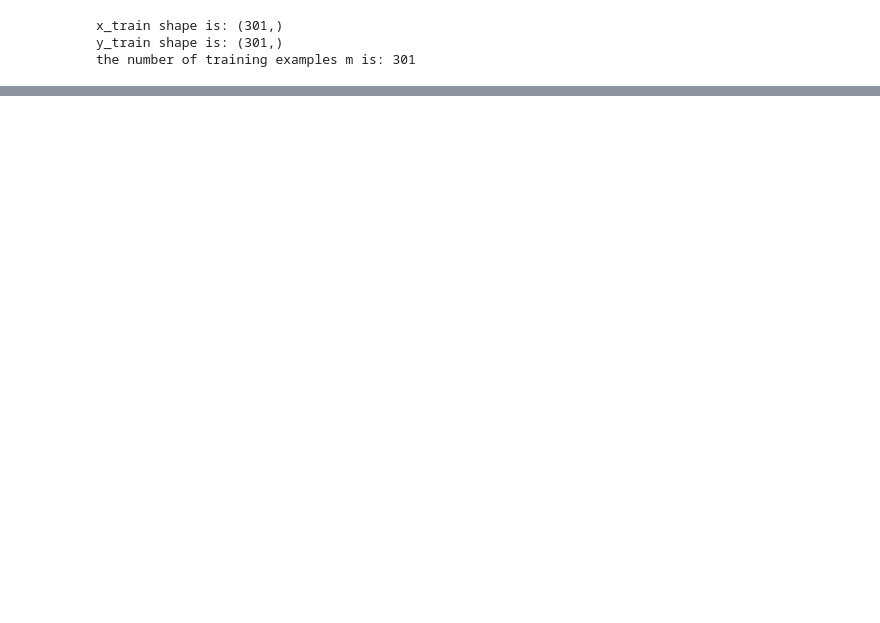
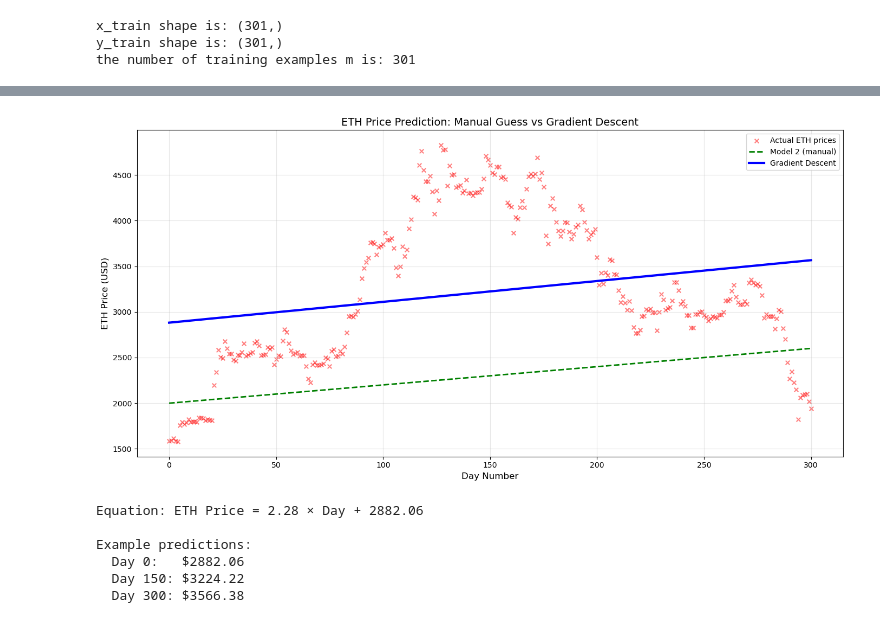
Before and after one commit to Ismailabdulraheem/Machine-Learning, a Jupyter notebook: ETH Price Model.ipynb, the cells around one changed output, grey strips where cells are left out. Drawn from its saved outputs; the diff is of its cells as text; code cells hidden in the pictures; blank space fills up the shorter version.

```diff
--- a/ETH Price Model.ipynb
+++ b/ETH Price Model.ipynb
@@ -122,0 +170,30 @@ plt.show()
+# %%
+predictions_optimal = compute_model_output(x_train, w_original, b_original)
+predictions_model2 = compute_model_output(x_train, w2, b2)
+plt.figure(figsize=(14, 7))
+plt.scatter(x_train, y_train, marker='x', c='red', alpha=0.5, s=30, label='Actual ETH prices')
+plt.plot(x_train, predictions_model2, 'g--', linewidth=2,
+         label='Model 2 (manual)')
+plt.plot(x_train, predictions_optimal, 'b-', linewidth=3,
+         label='Gradient Descent')
+
+plt.xlabel('Day Number', fontsize=12)
+plt.ylabel('ETH Price (USD)', fontsize=12)
+plt.title('ETH Price Prediction: Manual Guess vs Gradient Descent', fontsize=14)
+plt.legend(fontsize=10)
+plt.grid(True, alpha=0.3)
+plt.tight_layout()
+plt.show()
+print(f"\nEquation: ETH Price = {w_original:.2f} × Day + {b_original:.2f}")
+print(f"\nExample predictions:")
+print(f"  Day 0:   ${w_original * 0 + b_original:.2f}")
+print(f"  Day 150: ${w_original * 150 + b_original:.2f}")
+print(f"  Day 300: ${w_original * 300 + b_original:.2f}")
+# %% [output]
+[figure, added]
+Equation: ETH Price = 2.28 × Day + 2882.06
+
+Example predictions:
+  Day 0:   $2882.06
+  Day 150: $3224.22
+  Day 300: $3566.38
```
Also changed, not shown: parts of 5 cells of this notebook, 1 other file.
